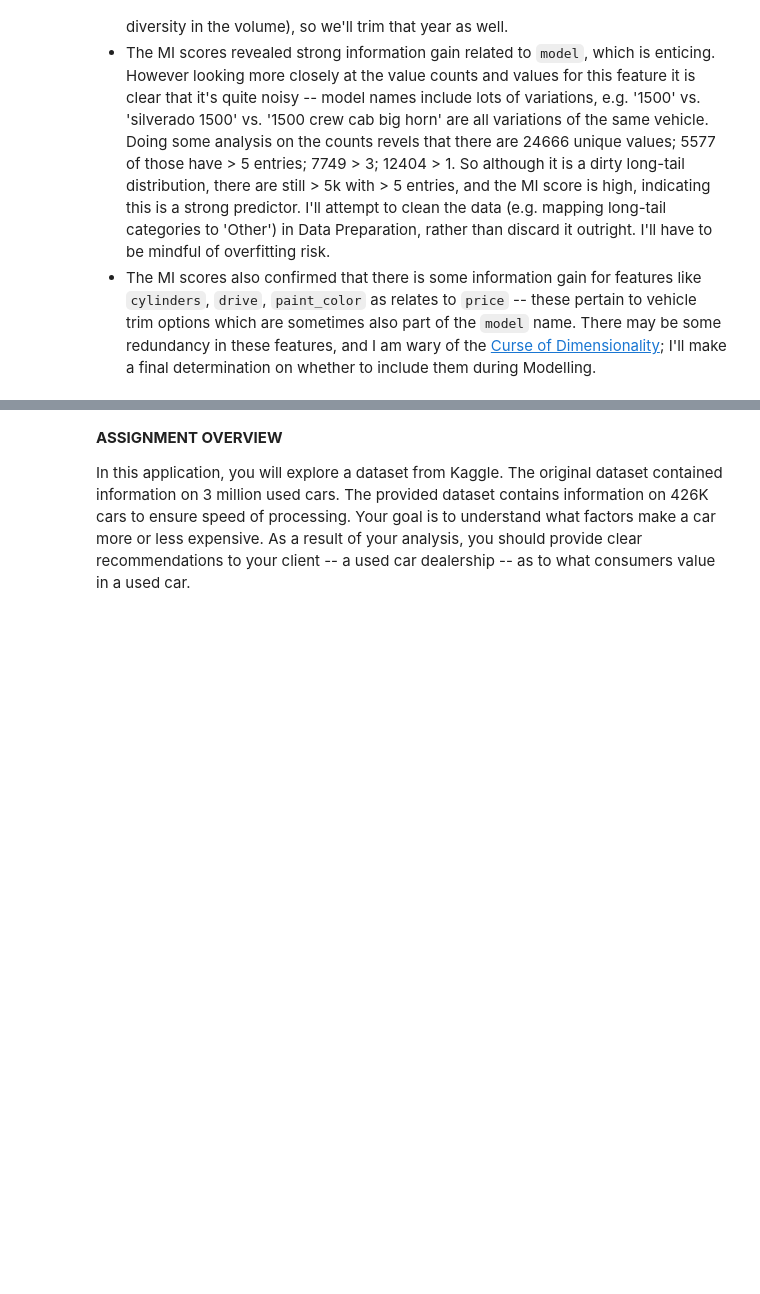
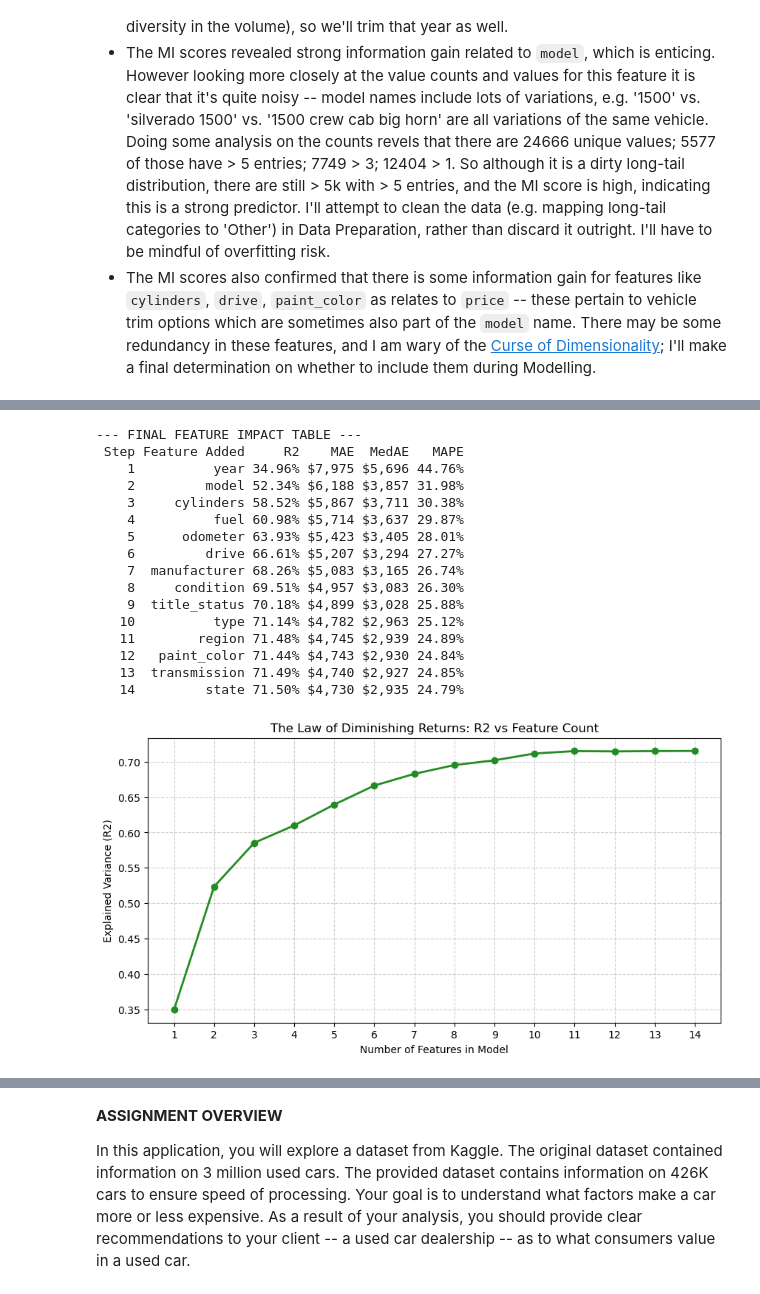
Before and after one commit to jelanigb/uc_berkeley_ml_program, a Jupyter notebook: practical_application_02/prompt_II.ipynb, the cells around one changed output, grey strips where cells are left out. Cells and saved outputs as stored; diff of their text form; code cells hidden in the pictures; blank space fills up the shorter version.

```diff
--- a/practical_application_02/prompt_II.ipynb
+++ b/practical_application_02/prompt_II.ipynb
@@ -440,0 +927,56 @@ _IncompleteInputError: incomplete input (1850369942.py, line 3)
+# %%
+# Rerun SFS on adjusted data
+cleaned_df = clean_car_data(
+    drop_columns=["id", "VIN", "size", "region"],
+    price_lower_bound=2500,
+    price_upper_bound=100000,
+    maximum_year=2021,
+    num_years=15,
+    maximum_odometer=200000.0,
+    model_threshhold=50,
+)
+
+
+X = cleaned_df.drop(columns=["price"])
+y = cleaned_df["price"]
+
+# Standard split
+X_train, X_test, y_train, y_test = train_test_split(
+    X, y, test_size=0.3, random_state=42
+)
+
+# SFS sample: We use 20k rows to find the "Best Feature" each round (speed).
+# We still evaluate on the FULL test set for the final table (accuracy).
+# y_sfs_sample is a testing sample from the training data set, so that we don't
+# have data leakage when doing the quick 'best feature' eval.
+X_sfs_sample, _, y_sfs_sample, _ = train_test_split(
+    X_train, y_train, train_size=20000, random_state=42
+)
+
+history = find_best_features(
+    X_train_full=X_train,
+    y_train_full=y_train,
+    X_eval_sample=X_sfs_sample,
+    y_eval_sample=y_sfs_sample,
+    X_test_full=X_test,
+    y_test_full=y_test,
+)
+plot_sfs_elbow(history)
+# %% [output]
+--- FINAL FEATURE IMPACT TABLE ---
+ Step Feature Added     R2    MAE  MedAE   MAPE
+    1          year 34.96% $7,975 $5,696 44.76%
+    2         model 52.34% $6,188 $3,857 31.98%
+    3     cylinders 58.52% $5,867 $3,711 30.38%
+    4          fuel 60.98% $5,714 $3,637 29.87%
+    5      odometer 63.93% $5,423 $3,405 28.01%
+    6         drive 66.61% $5,207 $3,294 27.27%
+    7  manufacturer 68.26% $5,083 $3,165 26.74%
+    8     condition 69.51% $4,957 $3,083 26.30%
+    9  title_status 70.18% $4,899 $3,028 25.88%
+   10          type 71.14% $4,782 $2,963 25.12%
+   11        region 71.48% $4,745 $2,939 24.89%
+   12   paint_color 71.44% $4,743 $2,930 24.84%
+   13  transmission 71.49% $4,740 $2,927 24.85%
+   14         state 71.50% $4,730 $2,935 24.79%
+[figure, added]
```
Also changed, not shown: parts of 31 cells of this notebook.
